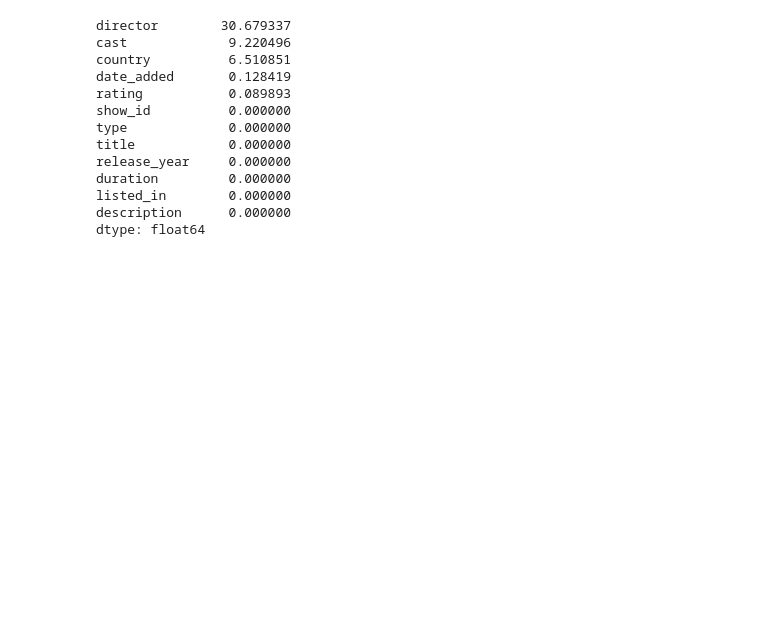
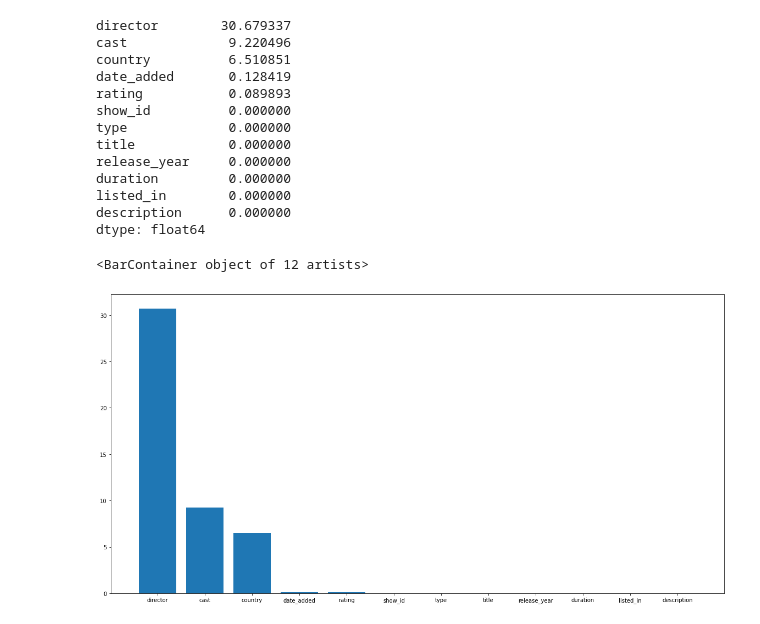
Before and after one commit to carlosjimenez88M/EDA_Course, a Jupyter notebook: Notebooks/ejercicio_1_pandas.ipynb, the cells around one changed output. Drawn from its saved outputs; the diff is of its cells as text; code cells hidden in the pictures; blank space fills up the shorter version.

```diff
--- a/Notebooks/ejercicio_1_pandas.ipynb
+++ b/Notebooks/ejercicio_1_pandas.ipynb
@@ -87,3 +87,12 @@ duration         0.000000
 listed_in        0.000000
 description      0.000000
 dtype: float64
+# %%
+miss_values = (netflix.isnull().mean()*100).sort_values(ascending=False)
+miss_values = pd.DataFrame(miss_values.reset_index(name='Total'))
+# %%
+plt.figure(figsize=(20,10))
+plt.bar('index','Total',data=miss_values)
+# %% [output]
+<BarContainer object of 12 artists>
+[figure, added]
```
Also changed, not shown: parts of 3 cells of this notebook.
